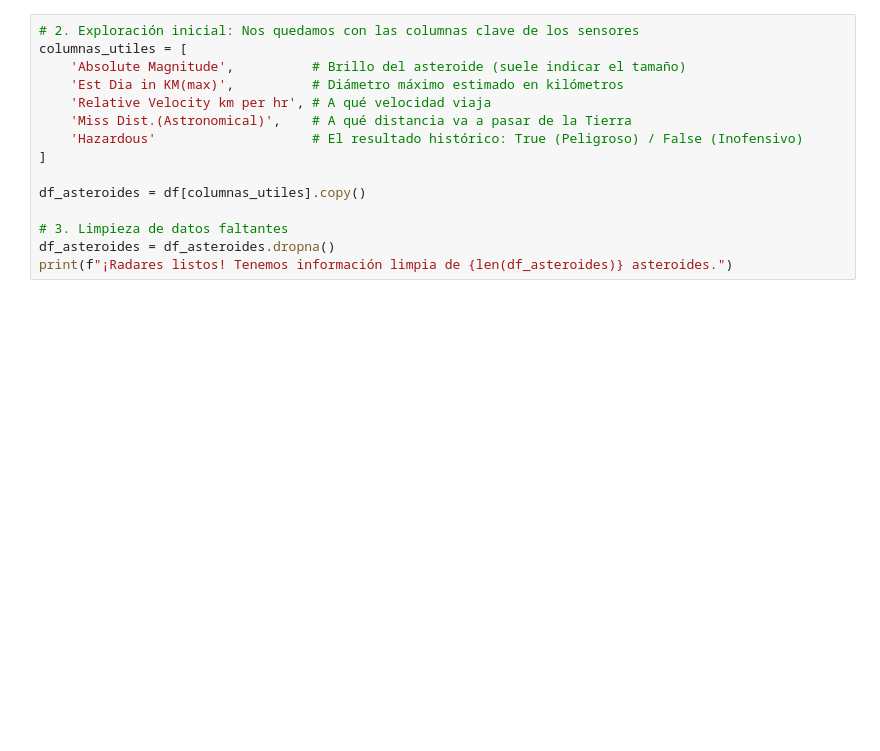
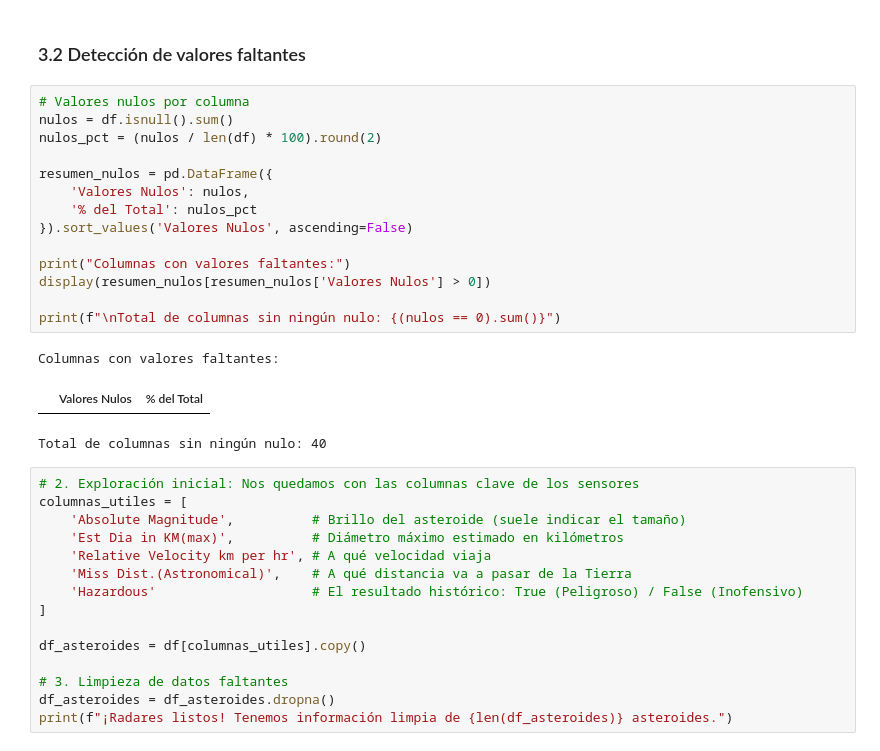
Before and after one commit to marianovanini/TT-26141-1C2026-Machine-Learning, a Jupyter notebook: 26141_Vanini_Mariano_pre_entrega.ipynb, the cells around one changed output. Saved outputs shown, nothing was run; the diff lists cells and outputs as text; blank space fills up the shorter version.

```diff
--- a/26141_Vanini_Mariano_pre_entrega.ipynb
+++ b/26141_Vanini_Mariano_pre_entrega.ipynb
@@ -28,3 +89,23 @@ Using Colab cache for faster access to the 'nasa-asteroids-classification' datas
+# %% [markdown]
+### 3.2 Detección de valores faltantes
+# %%
+# Valores nulos por columna
+nulos = df.isnull().sum()
+nulos_pct = (nulos / len(df) * 100).round(2)
+
+resumen_nulos = pd.DataFrame({
+    'Valores Nulos': nulos,
+    '% del Total': nulos_pct
+}).sort_values('Valores Nulos', ascending=False)
+
+print("Columnas con valores faltantes:")
+display(resumen_nulos[resumen_nulos['Valores Nulos'] > 0])
+
+print(f"\nTotal de columnas sin ningún nulo: {(nulos == 0).sum()}")
+# %% [output]
+Columnas con valores faltantes:
+|  | Valores Nulos | % del Total |
+Total de columnas sin ningún nulo: 40
 # %%
 # 2. Exploración inicial: Nos quedamos con las columnas clave de los sensores
 columnas_utiles = [
```
Also changed, not shown: parts of 9 cells of this notebook.
